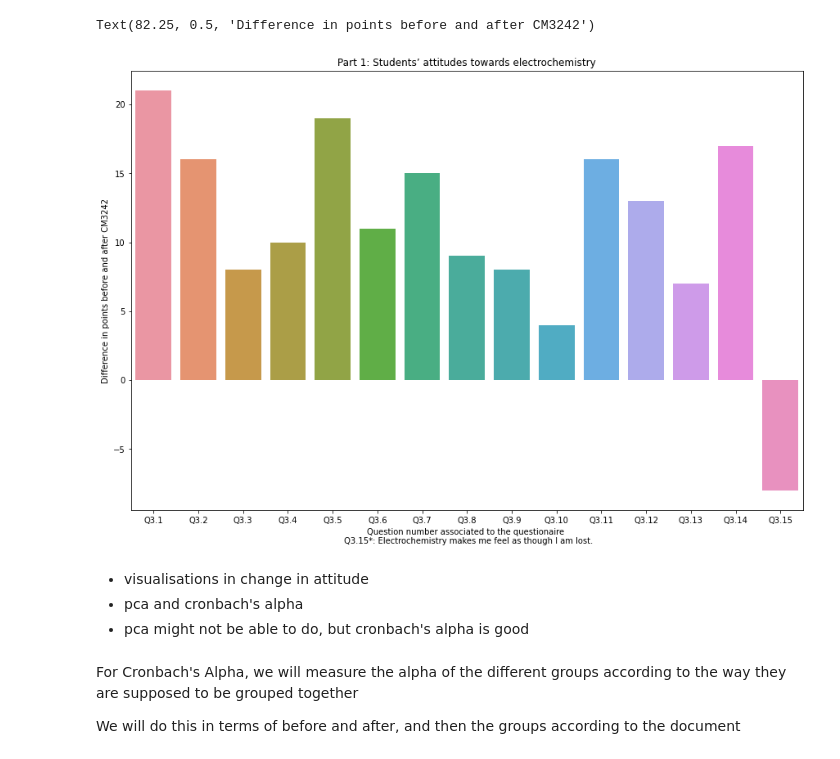
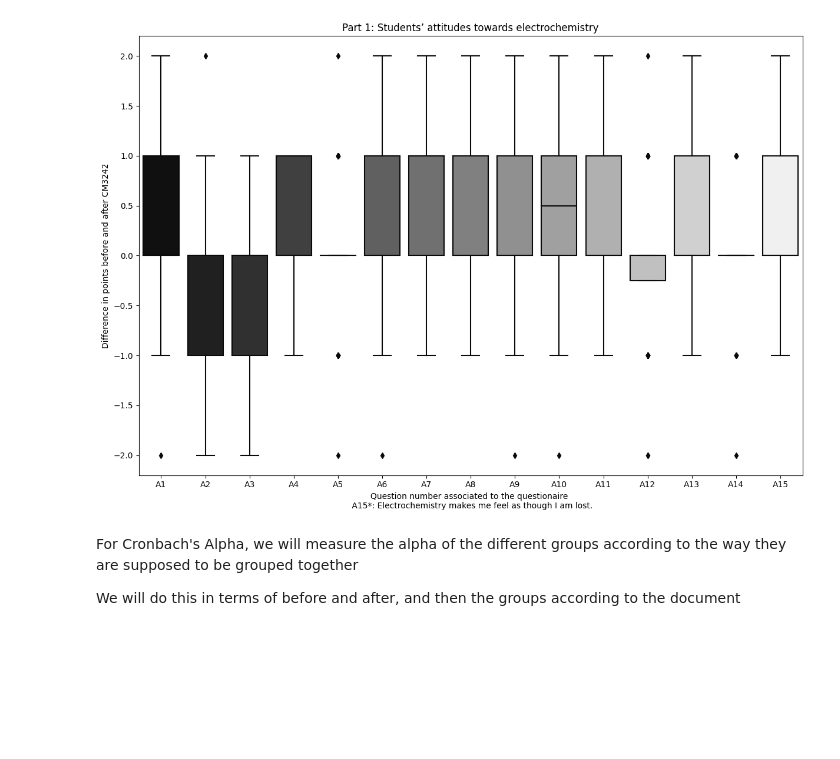
Before and after one commit to kwangyy/electro-analysis, a Jupyter notebook: part_1_analysis.ipynb, the cells around one changed output. Saved outputs shown, nothing was run; the diff lists cells and outputs as text; code cells hidden in the pictures; blank space fills up the shorter version.

Commit message:
added graphs

```diff
--- a/part_1_analysis.ipynb
+++ b/part_1_analysis.ipynb
@@ -28,16 +26,4 @@ post_course.head()
 # %%
-'''
-for another kind of map, depending on what you want
-map_d = {
-    "Strongly Agree": 5,
-    "Agree": 4,
-    "Neutral": 3,
-    "Disagree": 2,
-    "Strongly Disagree": 1
-}
-'''
-
-
 map_d = {
     "Strongly Agree": 2,
     "Agree": 1,
@@ -47,3 +33,13 @@ map_d = {
 }
 pre_course_q3 = pre_course_q3.applymap(lambda x: map_d[x] if x in map_d else x)
 post_course_q3 = post_course_q3.applymap(lambda x: map_d[x] if x in map_d else x)
+
+d = {}
+
+for i in range(len(pre_course_q3.columns)):
+    key = pre_course_q3.columns[i]
+    value = f"A{i+1}"
+    d[key] = value
+
+pre_course_q3.rename(columns = d, inplace=True)
+post_course_q3.rename(columns = d, inplace=True)
@@ -62,29 +49,36 @@ opinion_post_course = post_course_q3.sum(axis = 0)
 
 opinion_diff = opinion_post_course - opinion_pre_course
 # %%
+# To get the order of the opinions
 opinion_order = []
 for i in range(len(opinion_diff)):
-    opinion_order.append(f"Q3.{i+1}")
+    opinion_order.append(f"A{i+1}")
 # %%
 import matplotlib.pyplot as plt
 import seaborn as sns
+# %%
+lessons_attitude = ["A1", "A2", "A3"]
+lab_attitude = ["A4", "A5", "A6"]
+beliefs = ["A7", "A8", "A9"]
+tendencies = ["A10", "A11", "A12"]
+anxieties = ["A13", "A14", "A15"]
+
+tests = [lessons_attitude, lab_attitude, beliefs, tendencies, anxieties]
 # %%
 plt.figure(figsize = (12, 8))
-sns.barplot(x = opinion_diff.index, y = opinion_diff.values, order = opinion_order)
+#sns.boxplot(x = opinion_diff.index, y = opinion_diff.values, order = opinion_order)
+sns.boxplot(pre_course_q3, order = opinion_order, hue_order= tests, palette = "gray")
 plt.tight_layout()
 plt.title("Part 1: Students’ attitudes towards electrochemistry")
-plt.xlabel("Question number associated to the questionaire \n Q3.15*: Electrochemistry makes me feel as though I am lost.")
+plt.xlabel("Question number associated to the questionaire \n A15*: Electrochemistry makes me feel as though I am lost.")
 plt.ylabel("Difference in points before and after CM3242")
 
 # TODO: Greyscale
 # TODO: Maybe change the x-label
+plt.savefig("Attitudes Draft.png")
+plt.show()
 # %% [output]
-Text(82.25, 0.5, 'Difference in points before and after CM3242')
-[figure, old version]
+[figure, new version]
-# %% [markdown]
-- visualisations in change in attitude
-- pca and cronbach's alpha
-- pca might not be able to do, but cronbach's alpha is good
 # %% [markdown]
 For Cronbach's Alpha, we will measure the alpha of the different groups according to the way they are supposed to be grouped together
 
```
Also changed, not shown: parts of 4 cells of this notebook, 7 other files.
